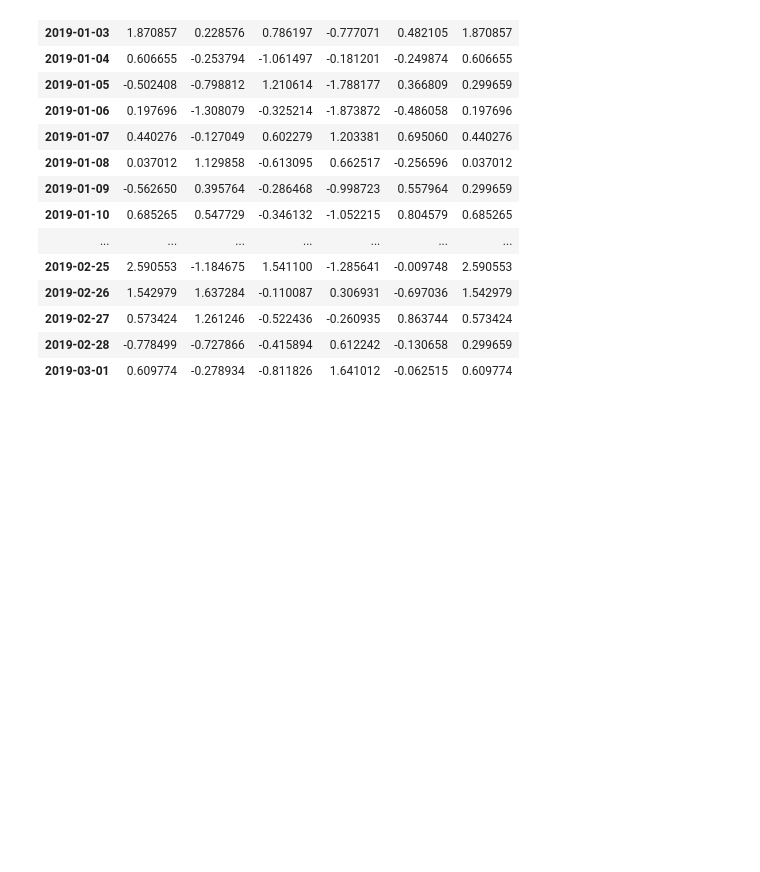
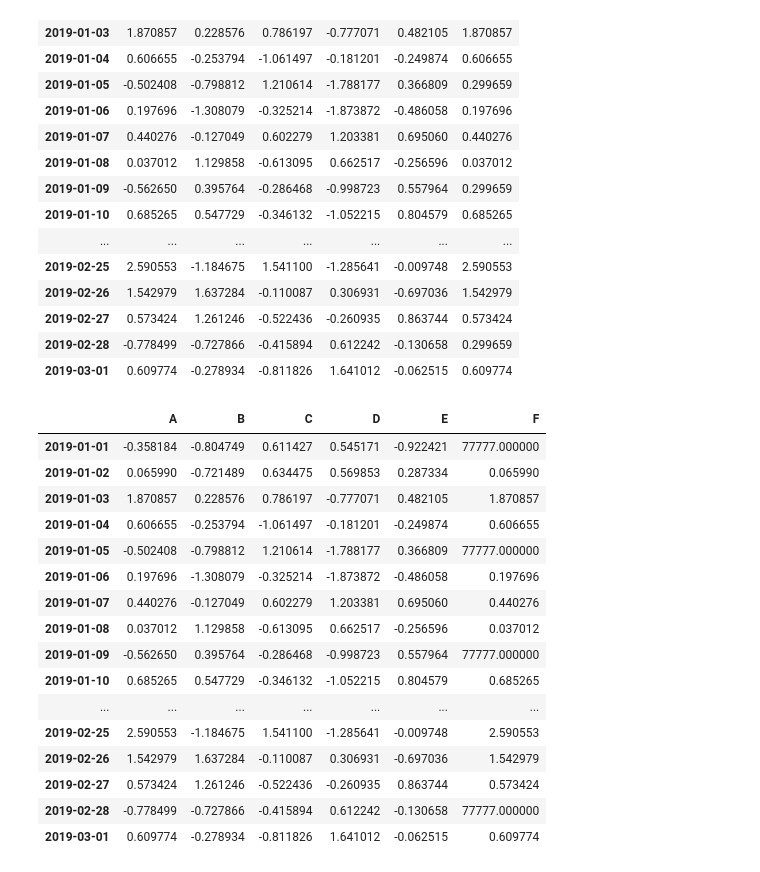
Before and after one commit to KeichiTS/Curso_Manipulacao_e_analise_de_dados_com_Pandas, a Jupyter notebook: missingValues.ipynb, the cells around one changed output. Saved outputs shown, nothing was run; the diff lists cells and outputs as text; code cells hidden in the pictures; blank space fills up the shorter version.

```diff
--- a/missingValues.ipynb
+++ b/missingValues.ipynb
@@ -63,3 +63,25 @@ df3
 | 2019-02-27 | 0.573424 | 1.261246 | -0.522436 | -0.260935 | 0.863744 | 0.573424 |
 | 2019-02-28 | -0.778499 | -0.727866 | -0.415894 | 0.612242 | -0.130658 | 0.299659 |
 | 2019-03-01 | 0.609774 | -0.278934 | -0.811826 | 1.641012 | -0.062515 | 0.609774 |
+# %%
+df4 = df.copy()
+# %%
+df4.fillna(value = 77777)
+# %% [output]
+|  | A | B | C | D | E | F |
+| 2019-01-01 | -0.358184 | -0.804749 | 0.611427 | 0.545171 | -0.922421 | 77777.000000 |
+| 2019-01-02 | 0.065990 | -0.721489 | 0.634475 | 0.569853 | 0.287334 | 0.065990 |
+| 2019-01-03 | 1.870857 | 0.228576 | 0.786197 | -0.777071 | 0.482105 | 1.870857 |
+| 2019-01-04 | 0.606655 | -0.253794 | -1.061497 | -0.181201 | -0.249874 | 0.606655 |
+| 2019-01-05 | -0.502408 | -0.798812 | 1.210614 | -1.788177 | 0.366809 | 77777.000000 |
+| 2019-01-06 | 0.197696 | -1.308079 | -0.325214 | -1.873872 | -0.486058 | 0.197696 |
+| 2019-01-07 | 0.440276 | -0.127049 | 0.602279 | 1.203381 | 0.695060 | 0.440276 |
+| 2019-01-08 | 0.037012 | 1.129858 | -0.613095 | 0.662517 | -0.256596 | 0.037012 |
+| 2019-01-09 | -0.562650 | 0.395764 | -0.286468 | -0.998723 | 0.557964 | 77777.000000 |
+| 2019-01-10 | 0.685265 | 0.547729 | -0.346132 | -1.052215 | 0.804579 | 0.685265 |
+| ... | ... | ... | ... | ... | ... | ... |
+| 2019-02-25 | 2.590553 | -1.184675 | 1.541100 | -1.285641 | -0.009748 | 2.590553 |
+| 2019-02-26 | 1.542979 | 1.637284 | -0.110087 | 0.306931 | -0.697036 | 1.542979 |
+| 2019-02-27 | 0.573424 | 1.261246 | -0.522436 | -0.260935 | 0.863744 | 0.573424 |
+| 2019-02-28 | -0.778499 | -0.727866 | -0.415894 | 0.612242 | -0.130658 | 77777.000000 |
+| 2019-03-01 | 0.609774 | -0.278934 | -0.811826 | 1.641012 | -0.062515 | 0.609774 |
```
Also changed, not shown: 1 other file.
